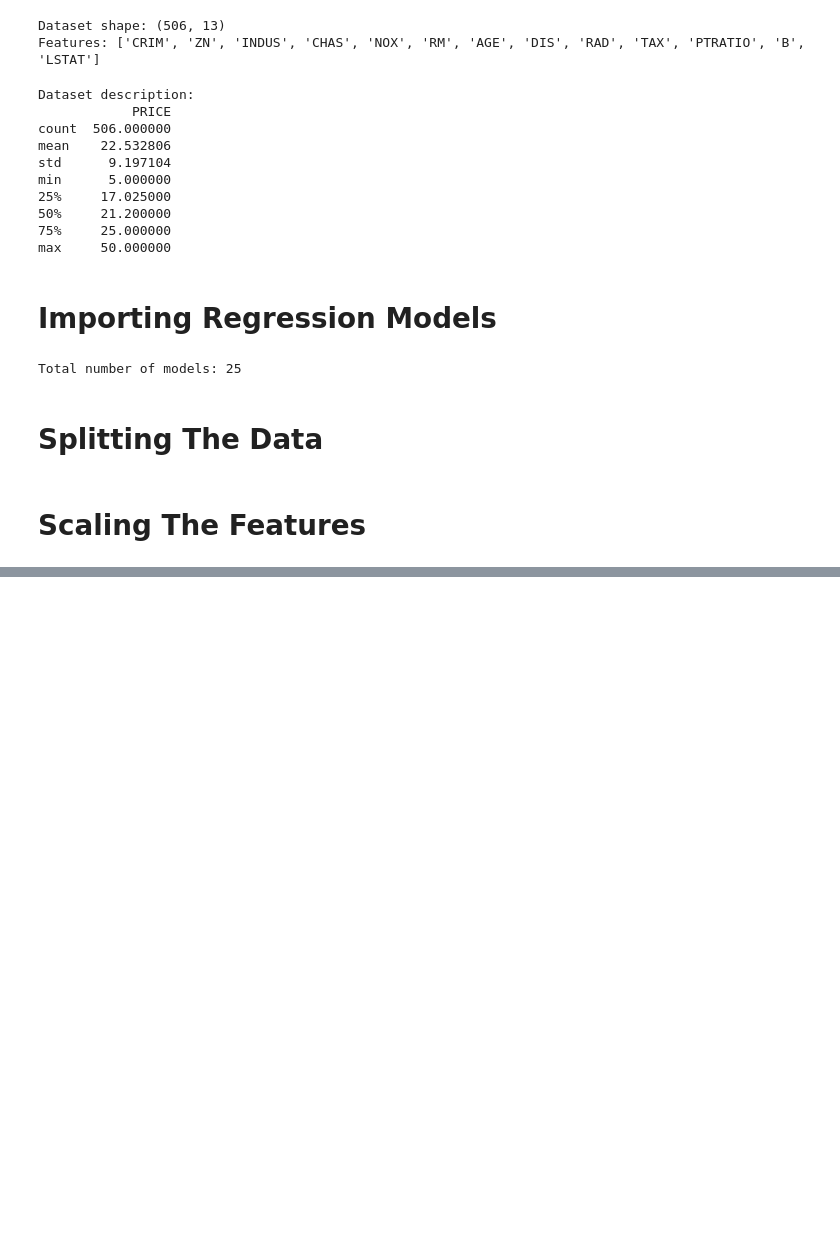
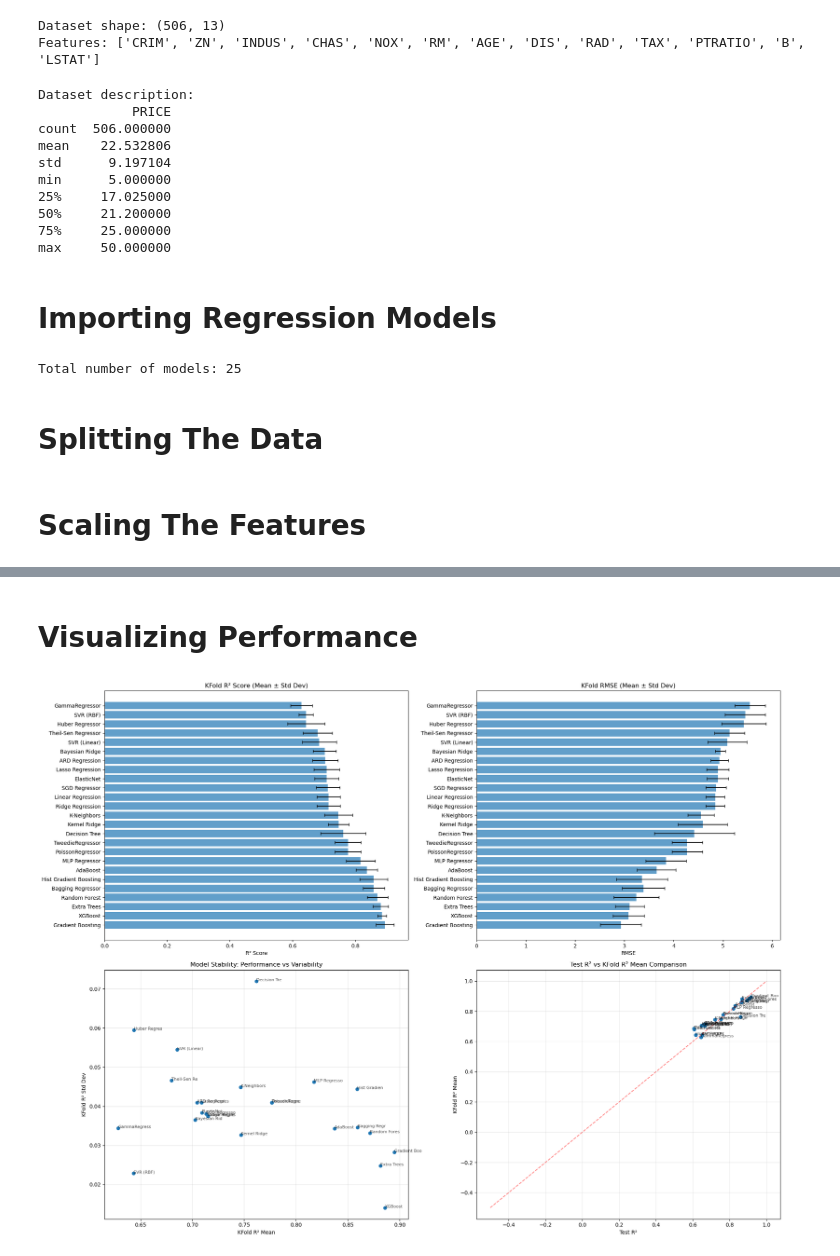
Before and after one commit to SobhanEyvazipoor/Homework-1, a Jupyter notebook: Exercise_3.ipynb, the cells around one changed output, grey strips where cells are left out. Cells and saved outputs as stored; diff of their text form; code cells hidden in the pictures; blank space fills up the shorter version.

```diff
--- a/Exercise_3.ipynb
+++ b/Exercise_3.ipynb
@@ -126,0 +241,13 @@ X_test_scaled = scaler.transform(X_test)
+# %%
+results_df = pd.DataFrame(results)
+# %%
+# Sort by KFold R2 mean score (most reliable metric)
+results_df_sorted = results_df.sort_values('KFold_R2_Mean', ascending=False)
+
+print("Model Performance Comparison With KFold Cross-Validation (Sorted By KFold R² Mean)")
+
+# Display results
+display_columns = ['Model', 'Test_R2', 'KFold_R2_Mean', 'KFold_R2_Std',
+                   'Test_RMSE', 'KFold_RMSE_Mean', 'KFold_RMSE_Std',
+                   'Test_MAE', 'KFold_MAE_Mean', 'KFold_MAE_Std']
+print(results_df_sorted[display_columns].round(4))
@@ -126,0 +272,52 @@ X_test_scaled = scaler.transform(X_test)
+# %% [markdown]
+# Visualizing Performance
+# %%
+fig, axes = plt.subplots(2, 2, figsize=(20, 15))
+
+# KFold R2 Mean with Std Dev
+y_pos = np.arange(len(results_df_sorted))
+axes[0,0].barh(y_pos, results_df_sorted['KFold_R2_Mean'],
+               xerr=results_df_sorted['KFold_R2_Std'],
+               capsize=3, alpha=0.7)
+axes[0,0].set_yticks(y_pos)
+axes[0,0].set_yticklabels(results_df_sorted['Model'])
+axes[0,0].set_xlabel('R² Score')
+axes[0,0].set_title('KFold R² Score (Mean ± Std Dev)')
+axes[0,0].axvline(x=0, color='red', linestyle='--', alpha=0.7)
+
+# KFold RMSE Mean with Std Dev
+axes[0,1].barh(y_pos, results_df_sorted['KFold_RMSE_Mean'],
+               xerr=results_df_sorted['KFold_RMSE_Std'],
+               capsize=3, alpha=0.7)
+axes[0,1].set_yticks(y_pos)
+axes[0,1].set_yticklabels(results_df_sorted['Model'])
+axes[0,1].set_xlabel('RMSE')
+axes[0,1].set_title('KFold RMSE (Mean ± Std Dev)')
+
+# Stability vs Performance scatter plot
+axes[1,0].scatter(results_df_sorted['KFold_R2_Mean'], results_df_sorted['KFold_R2_Std'])
+axes[1,0].set_xlabel('KFold R² Mean')
+axes[1,0].set_ylabel('KFold R² Std Dev')
+axes[1,0].set_title('Model Stability: Performance vs Variability')
+for i, txt in enumerate(results_df_sorted['Model']):
+    axes[1,0].annotate(txt[:12], (results_df_sorted['KFold_R2_Mean'].iloc[i],
+                                results_df_sorted['KFold_R2_Std'].iloc[i]),
+                      fontsize=8, alpha=0.7)
+axes[1,0].grid(True, alpha=0.3)
+
+# Compare Test R2 vs KFold R2
+axes[1,1].scatter(results_df_sorted['Test_R2'], results_df_sorted['KFold_R2_Mean'])
+axes[1,1].plot([-0.5, 1], [-0.5, 1], 'r--', alpha=0.5)
+axes[1,1].set_xlabel('Test R²')
+axes[1,1].set_ylabel('KFold R² Mean')
+axes[1,1].set_title('Test R² vs KFold R² Mean Comparison')
+for i, txt in enumerate(results_df_sorted['Model']):
+    axes[1,1].annotate(txt[:12], (results_df_sorted['Test_R2'].iloc[i],
+                                results_df_sorted['KFold_R2_Mean'].iloc[i]),
+                      fontsize=8, alpha=0.7)
+axes[1,1].grid(True, alpha=0.3)
+
+plt.tight_layout()
+plt.show()
+# %% [output]
+[figure, added]
```
Also changed, not shown: parts of 12 cells of this notebook.
